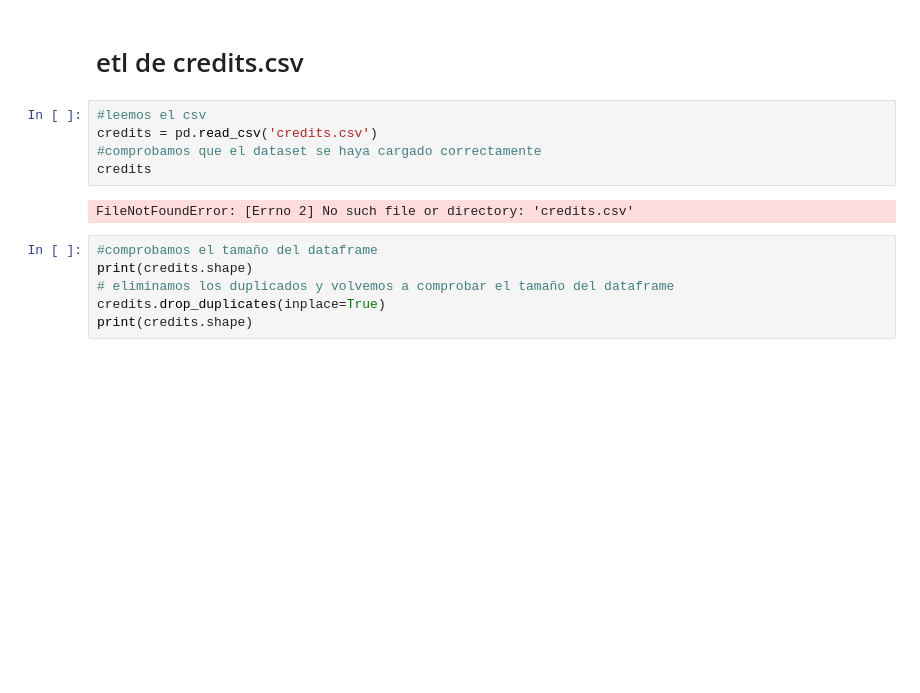
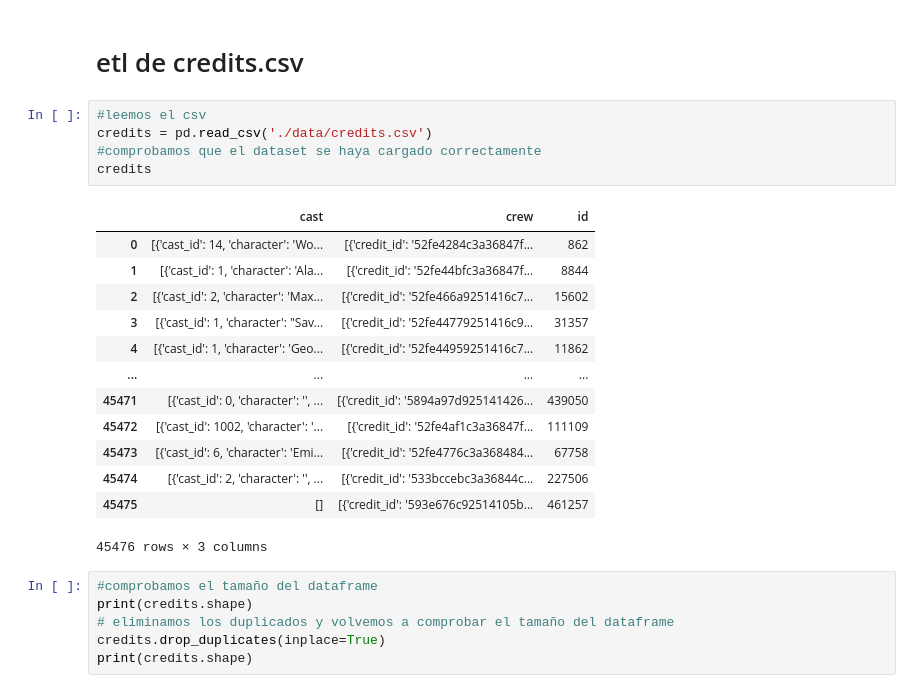
Before and after one commit to Miguel-David-Llanos-Lopez/PI-1-Henry, a Jupyter notebook: etl.ipynb, the cells around one changed output. Drawn from its saved outputs; the diff is of its cells as text; blank space fills up the shorter version.

```diff
--- a/etl.ipynb
+++ b/etl.ipynb
@@ -113,11 +113,23 @@ movies
 # etl de credits.csv
 # %%
 #leemos el csv
-credits = pd.read_csv('credits.csv')
+credits = pd.read_csv('./data/credits.csv')
 #comprobamos que el dataset se haya cargado correctamente
 credits
 # %% [output]
+|  | cast | crew | id |
+| 0 | [{'cast_id': 14, 'character': 'Wo... | [{'credit_id': '52fe4284c3a36847f... | 862 |
+| 1 | [{'cast_id': 1, 'character': 'Ala... | [{'credit_id': '52fe44bfc3a36847f... | 8844 |
+| 2 | [{'cast_id': 2, 'character': 'Max... | [{'credit_id': '52fe466a9251416c7... | 15602 |
+| 3 | [{'cast_id': 1, 'character': "Sav... | [{'credit_id': '52fe44779251416c9... | 31357 |
+| 4 | [{'cast_id': 1, 'character': 'Geo... | [{'credit_id': '52fe44959251416c7... | 11862 |
+| ... | ... | ... | ... |
+| 45471 | [{'cast_id': 0, 'character': '', ... | [{'credit_id': '5894a97d925141426... | 439050 |
+| 45472 | [{'cast_id': 1002, 'character': '... | [{'credit_id': '52fe4af1c3a36847f... | 111109 |
+| 45473 | [{'cast_id': 6, 'character': 'Emi... | [{'credit_id': '52fe4776c3a368484... | 67758 |
+| 45474 | [{'cast_id': 2, 'character': '', ... | [{'credit_id': '533bccebc3a36844c... | 227506 |
+| 45475 | [] | [{'credit_id': '593e676c92514105b... | 461257 |
-FileNotFoundError: [Errno 2] No such file or directory: 'credits.csv'
+45476 rows × 3 columns
 # %%
 #comprobamos el tamaño del dataframe
 print(credits.shape)
```
Also changed, not shown: parts of 1 cell of this notebook.
